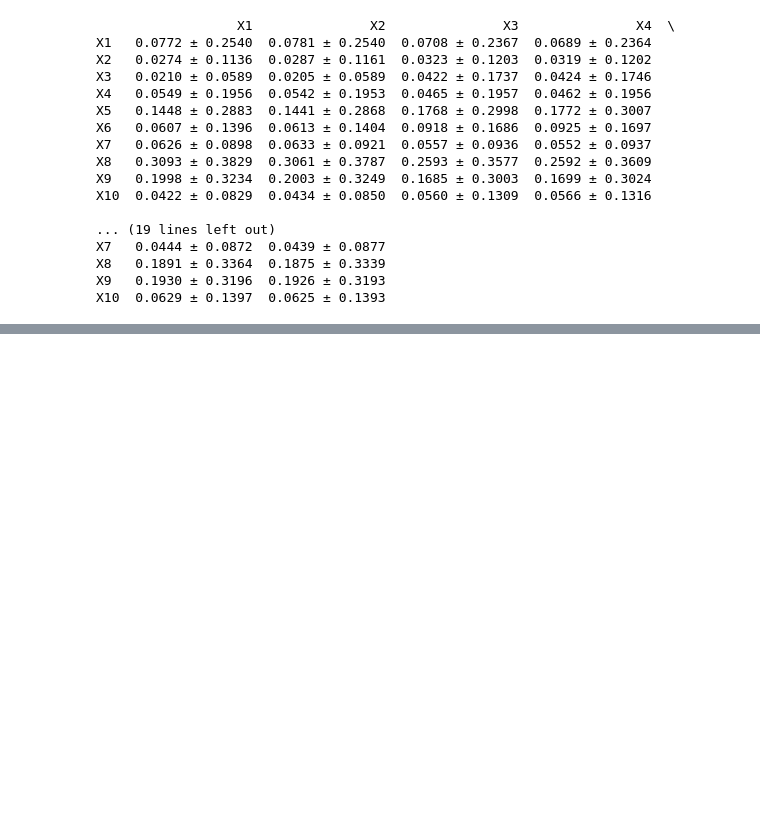
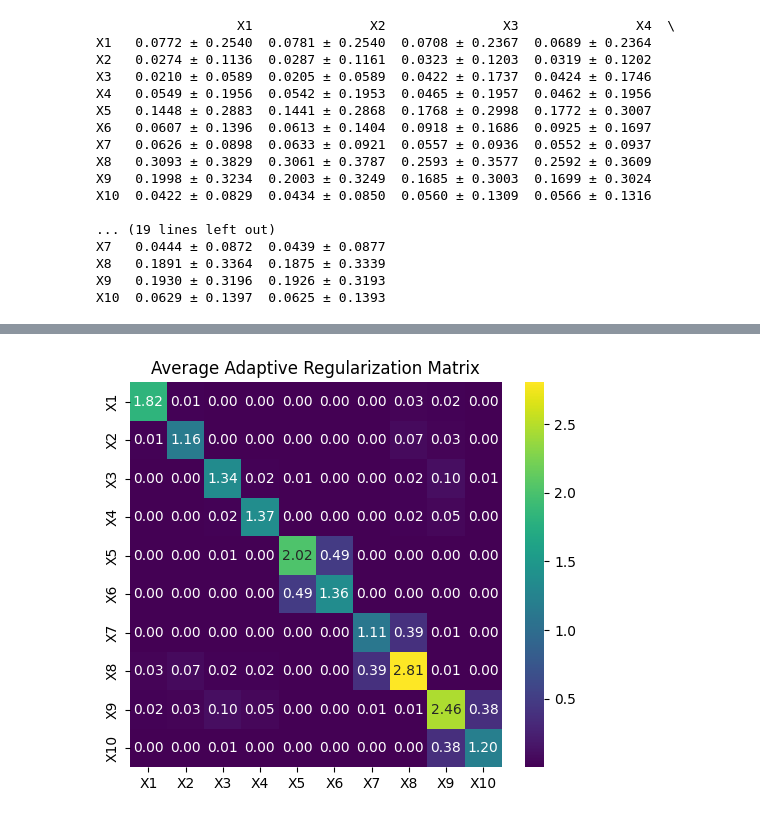
Before and after one commit to Lai-jun-yan/Deep_glm, a Jupyter notebook: Scenario模擬資料/B/重複跑得到評估指標的分布.ipynb, the cells around one changed output, grey strips where cells are left out. Saved outputs shown, nothing was run; the diff lists cells and outputs as text; code cells hidden in the pictures; blank space fills up the shorter version.

Commit message:
檢查Adaptive matrix

```diff
--- a/Scenario模擬資料/B/重複跑得到評估指標的分布.ipynb
+++ b/Scenario模擬資料/B/重複跑得到評估指標的分布.ipynb
@@ -403,3 +412,24 @@ X7   0.0444 ± 0.0872  0.0439 ± 0.0877
 X8   0.1891 ± 0.3364  0.1875 ± 0.3339
 X9   0.1930 ± 0.3196  0.1926 ± 0.3193
 X10  0.0629 ± 0.1397  0.0625 ± 0.1393
+# %%
+adaptive_results = np.array(adaptive_results)
+
+adaptive_mean = adaptive_results.mean(axis=0)
+
+adaptive_sd = adaptive_results.std(axis=0)
+
+adaptive_summary = pd.DataFrame(
+    index=cols,
+    columns=cols
+)
+
+for i in range(len(cols)):
+    for j in range(len(cols)):
+        adaptive_summary.iloc[i,j] = (
+            f"{adaptive_mean[i,j]:.4f}"
+            " ± "
+            f"{adaptive_sd[i,j]:.4f}"
+        )
+
+print(adaptive_summary)
@@ -405,0 +454,19 @@ X10  0.0629 ± 0.1397  0.0625 ± 0.1393
+# %%
+import seaborn as sns
+import matplotlib.pyplot as plt
+
+plt.figure(figsize=(6,5))
+
+sns.heatmap(
+    adaptive_mean,
+    xticklabels=cols,
+    yticklabels=cols,
+    annot=True,
+    fmt=".2f",
+    cmap="viridis"
+)
+
+plt.title("Average Adaptive Regularization Matrix")
+plt.show()
+# %% [output]
+[figure, added]
```
Also changed, not shown: parts of 3 cells of this notebook, 3 other files.
